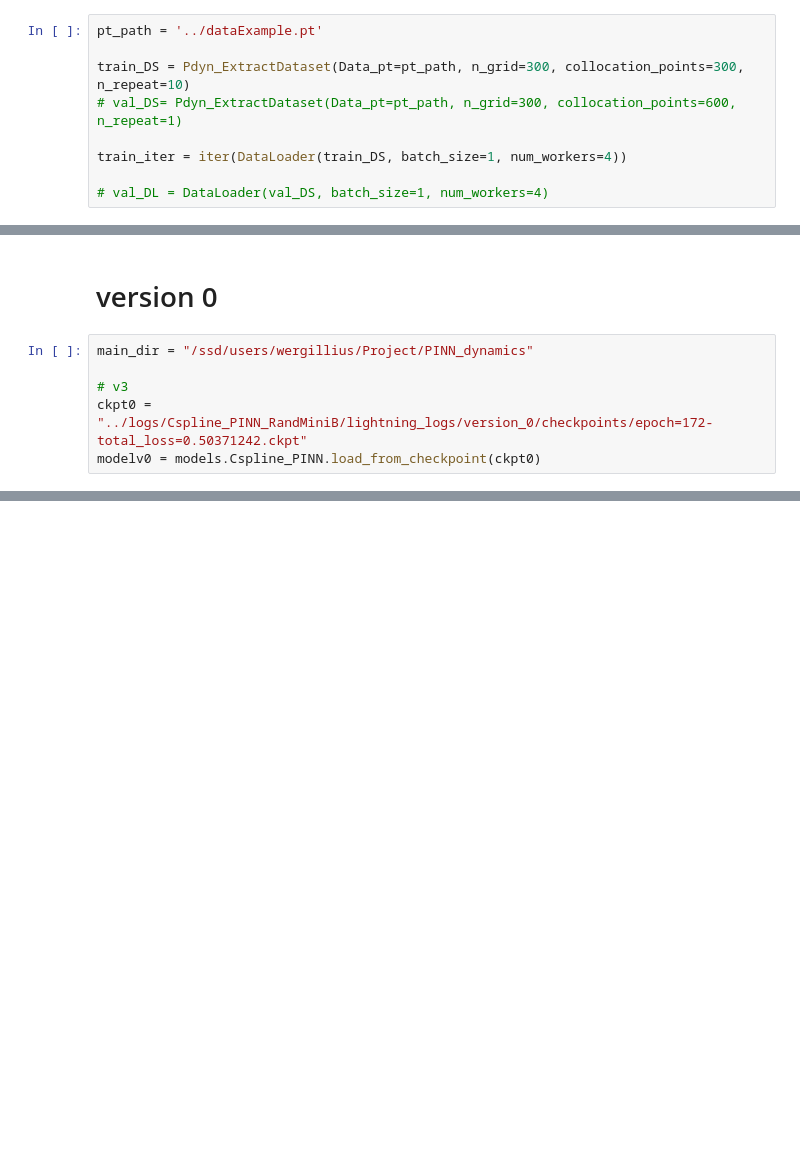
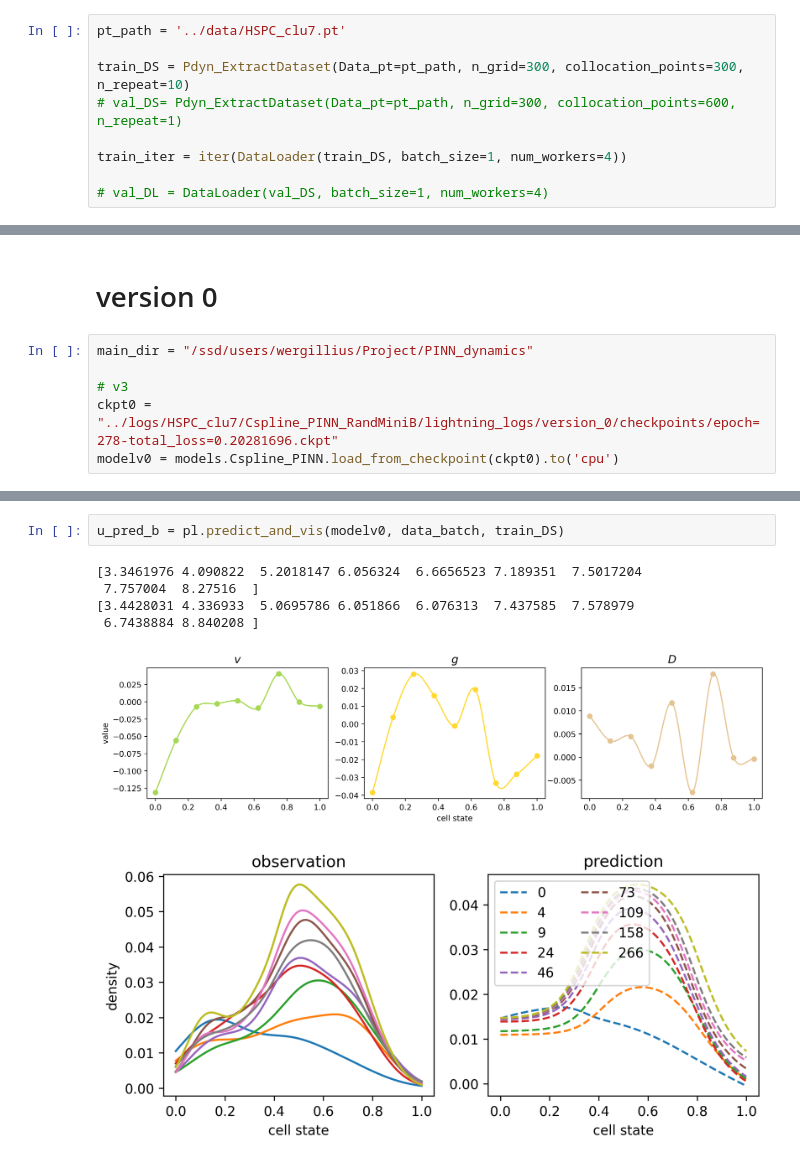
Before and after one commit to oZwZo/PINN_dynamics, a Jupyter notebook: HSPC_clu7/evaluate_clu7.ipynb, the cells around one changed output, grey strips where cells are left out. Saved outputs shown, nothing was run; the diff lists cells and outputs as text; blank space fills up the shorter version.

```diff
--- a/HSPC_clu7/evaluate_clu7.ipynb
+++ b/HSPC_clu7/evaluate_clu7.ipynb
@@ -25,7 +21,7 @@ import pl as pl_fun
 # %% [markdown]
 # read data
 # %%
-pt_path = '../dataExample.pt'
+pt_path = '../data/HSPC_clu7.pt'
 
 train_DS = Pdyn_ExtractDataset(Data_pt=pt_path, n_grid=300, collocation_points=300, n_repeat=10)
 # val_DS= Pdyn_ExtractDataset(Data_pt=pt_path, n_grid=300, collocation_points=600, n_repeat=1)
@@ -41,5 +37,5 @@ data_batch = next(train_iter)
 main_dir = "/ssd/users/wergillius/Project/PINN_dynamics"
 
 # v3
-ckpt0 = "../logs/Cspline_PINN_RandMiniB/lightning_logs/version_0/checkpoints/epoch=172-total_loss=0.50371242.ckpt"
-modelv0 = models.Cspline_PINN.load_from_checkpoint(ckpt0)
+ckpt0 = "../logs/HSPC_clu7/Cspline_PINN_RandMiniB/lightning_logs/version_0/checkpoints/epoch=278-total_loss=0.20281696.ckpt"
+modelv0 = models.Cspline_PINN.load_from_checkpoint(ckpt0).to('cpu')
@@ -45,0 +44,9 @@ modelv0 = models.Cspline_PINN.load_from_checkpoint(ckpt0)
+# %%
+u_pred_b = pl.predict_and_vis(modelv0, data_batch, train_DS)
+# %% [output]
+[3.3461976 4.090822  5.2018147 6.056324  6.6656523 7.189351  7.5017204
+ 7.757004  8.27516  ]
+[3.4428031 4.336933  5.0695786 6.051866  6.076313  7.437585  7.578979
+ 6.7438884 8.840208 ]
+[figure, added]
+[figure, added]
```
Also changed, not shown: parts of 17 cells of this notebook, 5 other files.
